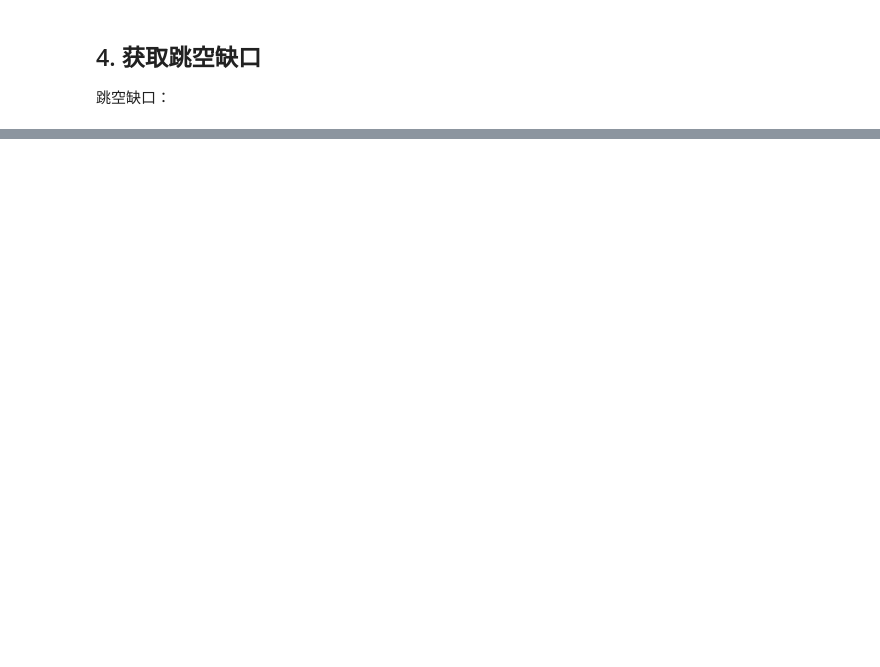
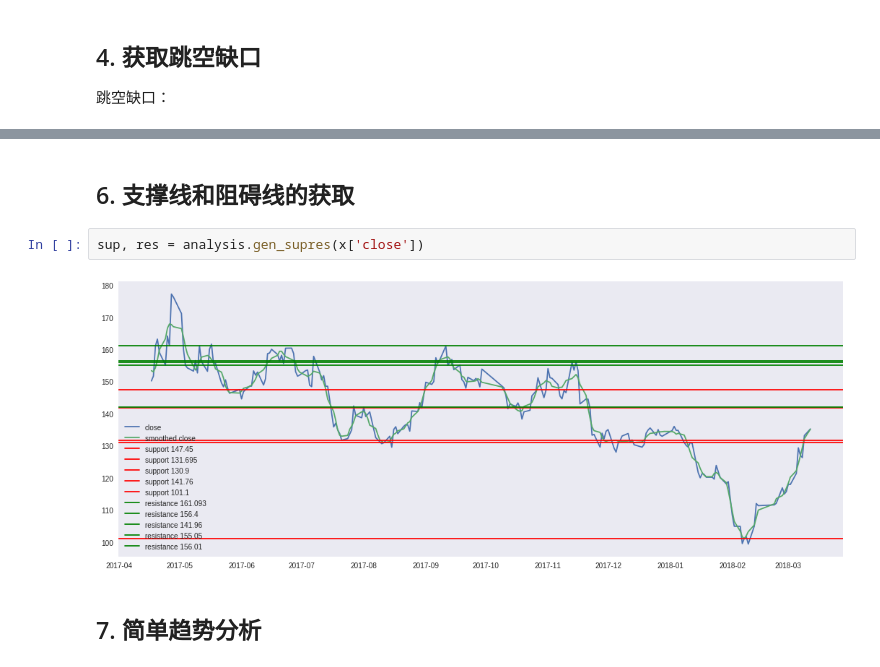
Before and after one commit to feng1918/qfeng, a Jupyter notebook: ipython/EquityAnalyse.ipynb, the cells around one changed output, grey strips where cells are left out. Drawn from its saved outputs; the diff is of its cells as text; blank space fills up the shorter version.

```diff
--- a/ipython/EquityAnalyse.ipynb
+++ b/ipython/EquityAnalyse.ipynb
@@ -83,0 +69,8 @@ NameError: name 'plt' is not defined
+# %% [markdown]
+## 6. 支撑线和阻碍线的获取
+# %%
+sup, res = analysis.gen_supres(x['close'])
+# %% [output]
+[figure, added]
+# %% [markdown]
+## 7. 简单趋势分析
```
Also changed, not shown: parts of 13 cells of this notebook, 4 other files.
